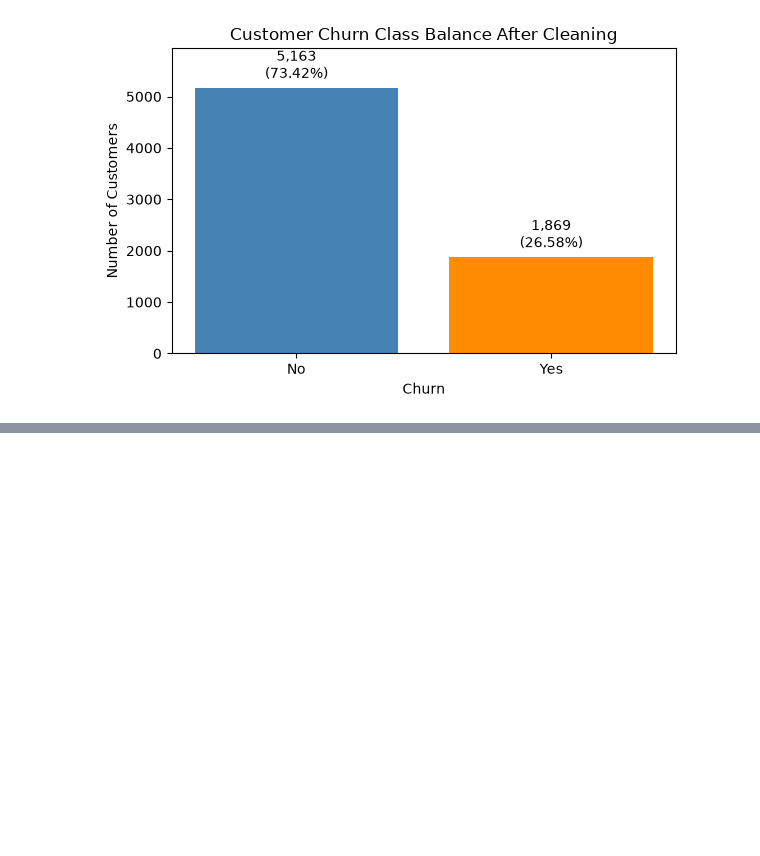
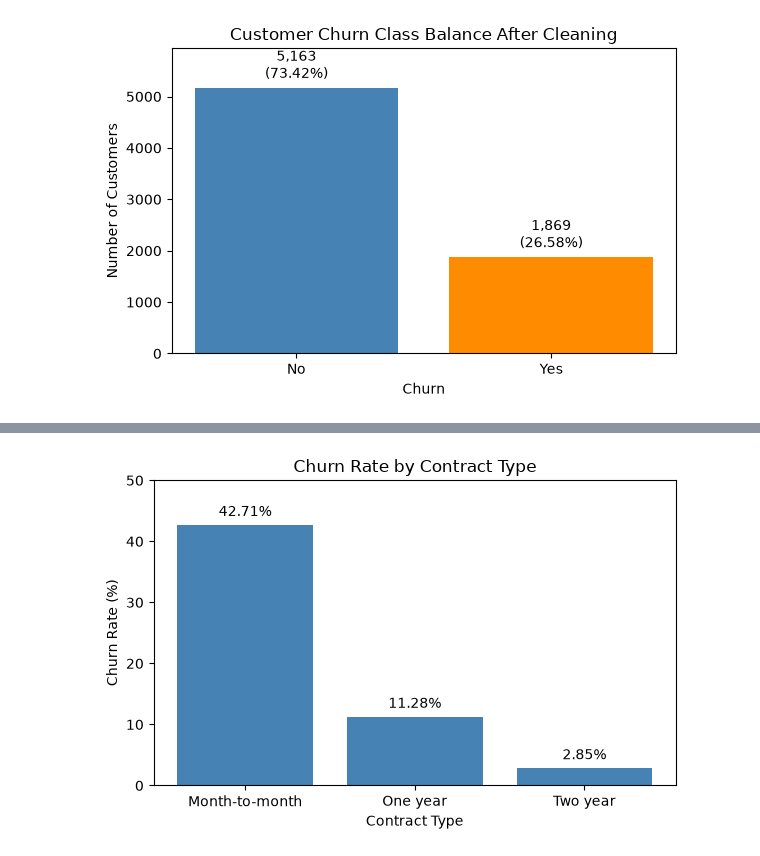
Before and after one commit to Dawlatshahi/telco-customer-churn, a Jupyter notebook: notebooks/telco_customer_churn.ipynb, the cells around one changed output, grey strips where cells are left out. Drawn from its saved outputs; the diff is of its cells as text; code cells hidden in the pictures; blank space fills up the shorter version.

Commit message:
Analyze and visualize churn by contract type

```diff
--- a/notebooks/telco_customer_churn.ipynb
+++ b/notebooks/telco_customer_churn.ipynb
@@ -193,3 +193,15 @@ fig.savefig("../figures/churn_class_balance.png", dpi=300, bbox_inches="tight")
 plt.show()
 # %% [output]
 [figure]
+# %%
+contract_counts = pd.crosstab(df_clean["Contract"], df_clean["Churn"])
+contract_counts = contract_counts.reindex(
+    ["Month-to-month", "One year", "Two year"]
+)
+
+contract_counts["Total"] = contract_counts["No"] + contract_counts["Yes"]
+contract_counts["ChurnRatePercent"] = (
+    contract_counts["Yes"] / contract_counts["Total"] * 100
+)
+
+contract_counts.round(2)
@@ -195,0 +214,22 @@ plt.show()
+# %%
+
+fig, ax = plt.subplots(figsize=(6, 4))
+
+ax.bar(
+    contract_counts.index,
+    contract_counts["ChurnRatePercent"],
+    color="steelblue"
+)
+
+ax.set_title("Churn Rate by Contract Type")
+ax.set_xlabel("Contract Type")
+ax.set_ylabel("Churn Rate (%)")
+ax.set_ylim(0, 50)
+
+
+ax.bar_label(ax.containers[0], fmt="%.2f%%", padding=4)
+fig.tight_layout()
+fig.savefig("../figures/churn_by_contract.png", dpi=300, bbox_inches="tight")
+plt.show()
+# %% [output]
+[figure, added]
```
Also changed, not shown: parts of 1 cell of this notebook, 2 other files.
